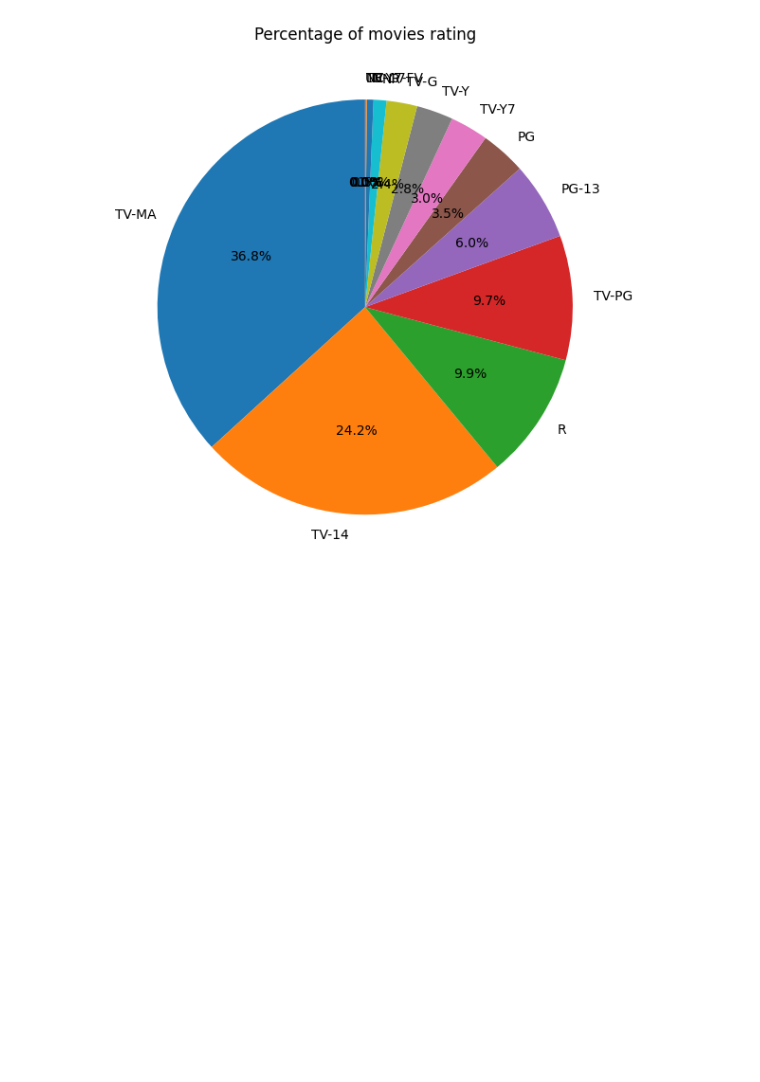
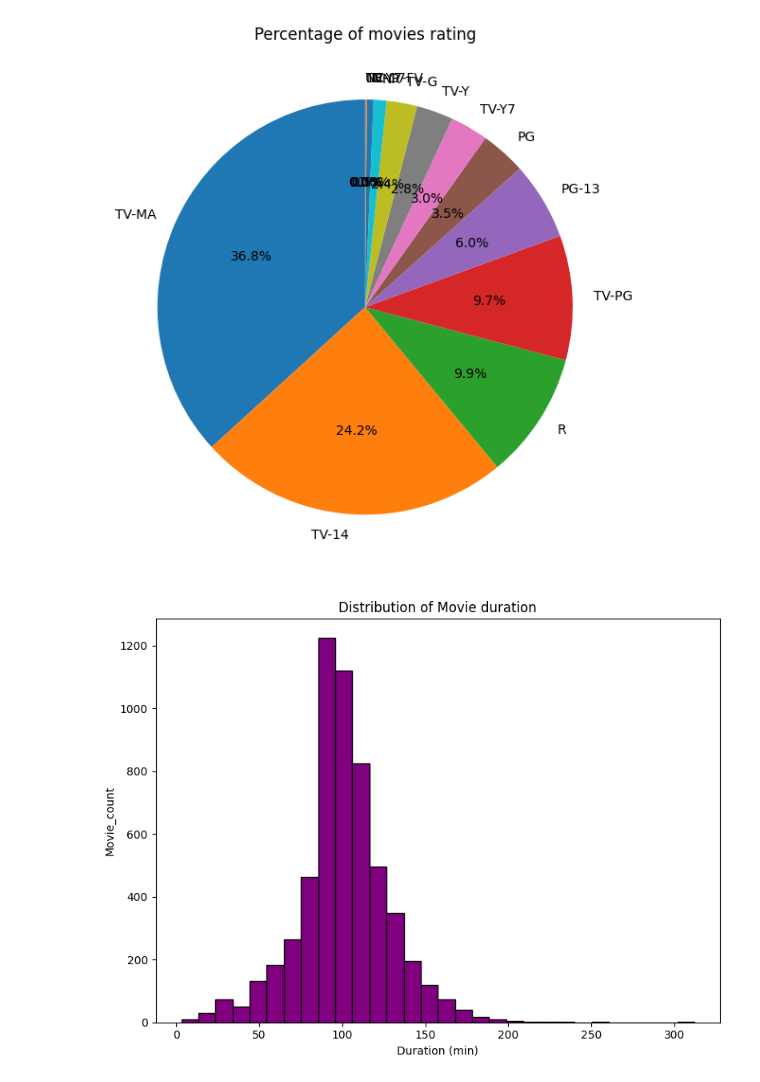
Before and after one commit to NamanAgarwal039/netflix-data-exploration, a Jupyter notebook: notebooks/netflix_analysis.ipynb, the cells around one changed output. Cells and saved outputs as stored; diff of their text form; code cells hidden in the pictures; blank space fills up the shorter version.

Commit message:
Movie distribution added

```diff
--- a/notebooks/netflix_analysis.ipynb
+++ b/notebooks/netflix_analysis.ipynb
@@ -3,30 +3,44 @@ import pandas as pd
 import matplotlib.pyplot as plt
 
 #load data
 df=pd.read_csv('/home/naman/Desktop/netflix-data-exploration/data/netflix_titles.csv')
 
 #clean data
 df = df.dropna(subset=['type','release_year','rating','country','duration'])
 
 type_count = df['type'].value_counts()
 plt.figure(figsize=(6,4))
 plt.bar(type_count.index,type_count.values,color =['purple','orange'])
 plt.title("Numbers of movies VS shows on Netflix")
 plt.xlabel("type")
 plt.ylabel("count")
 plt.tight_layout()
 plt.savefig('/home/naman/Desktop/netflix-data-exploration/images/movies_vs_shows.png')
 plt.show()
 
 
 
 rating_counts = df['rating'].value_counts()
 plt.figure(figsize=(8,6))
 plt.pie(rating_counts, labels = rating_counts.index,autopct='%1.1f%%',startangle=90)
 plt.title("Percentage of movies rating")
 plt.tight_layout()
 plt.savefig('/home/naman/Desktop/netflix-data-exploration/images/Content_rating_pie.png')
 plt.show()
+
+
+movie_df = df[df['type']=='Movie'].copy()
+movie_df['duration_int']=movie_df['duration'].str.replace(' min',' ').astype(int)
+
+plt.figure(figsize=(8,6))
+plt.hist(movie_df['duration_int'],bins=30,color='purple',edgecolor="black")
+plt.title("Distribution of Movie duration")
+plt.xlabel("Duration (min)")
+plt.ylabel("Movie_count")
+plt.tight_layout()
+plt.savefig('/home/naman/Desktop/netflix-data-exploration/images/movies_duration.png')
+plt.show()
 # %% [output]
 [figure]
 [figure]
+[figure, added]
```
Also changed, not shown: 1 other file.
